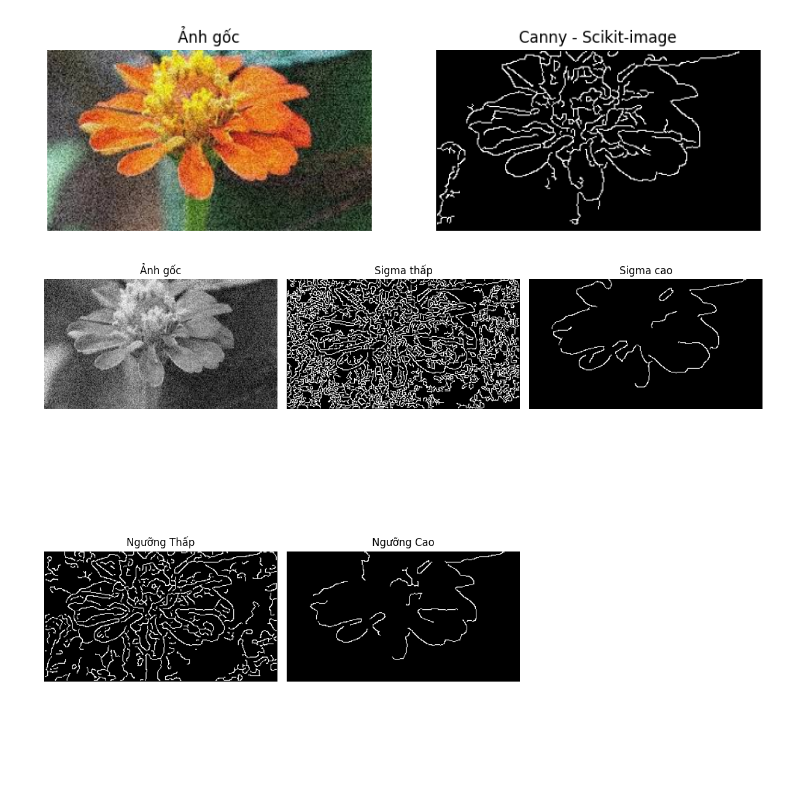
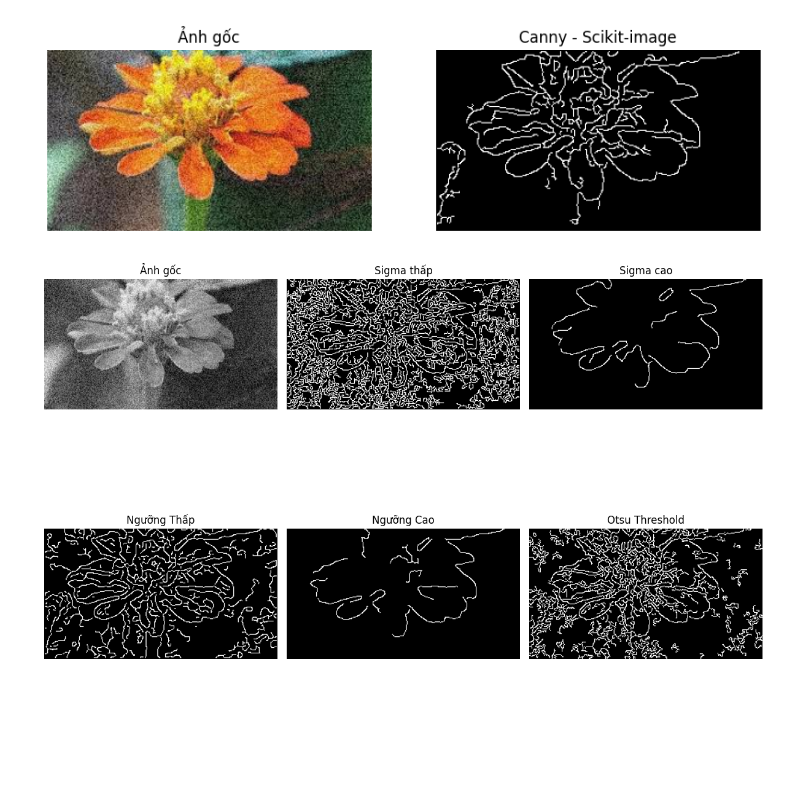
Before and after one commit to Dat184/ThiGiacMayTinh, a Jupyter notebook: Lab/Lab2/Part2/lab2_2_part2.ipynb, the cells around one changed output. Saved outputs shown, nothing was run; the diff lists cells and outputs as text; code cells hidden in the pictures; blank space fills up the shorter version.

```diff
--- a/Lab/Lab2/Part2/lab2_2_part2.ipynb
+++ b/Lab/Lab2/Part2/lab2_2_part2.ipynb
@@ -47,39 +47,50 @@ plt.show()
 # %% [output]
 [figure]
 # %%
+img1 = io.imread("../../image/noise-img.jpg")
 
-edges_sigma_low = feature.canny(gray, sigma=1.0, low_threshold=0.1, high_threshold=0.3)
-edges_sigma_high = feature.canny(gray, sigma=3.0, low_threshold=0.1, high_threshold=0.3)
-edges_thresh_low = feature.canny(gray, sigma=2.0, low_threshold=0.05, high_threshold=0.1)
-edges_thresh_high = feature.canny(gray, sigma=2.0, low_threshold=0.2, high_threshold=0.5)
-# --- HIỂN THỊ KẾT QUẢ ---
+gray1 = color.rgb2gray(img1)
+img2 = cv2.imread("../../image/noise-img.jpg")
+gray2 = cv2.cvtColor(img2, cv2.COLOR_BGR2GRAY)
+high,_ = cv2.threshold(
+    gray2.astype('uint8'),0,255,cv2.THRESH_BINARY + cv2.THRESH_OTSU
+)
+
+
+low = 0.4 * high
+burred = cv2.GaussianBlur(gray2.astype('uint8'), (5,5), 0)
+edges_otsu = cv2.Canny(burred, int(low), int(high))
+edges_sigma_low = feature.canny(gray1, sigma=1.0, low_threshold=0.1, high_threshold=0.3)
+edges_sigma_high = feature.canny(gray1, sigma=3.0, low_threshold=0.1, high_threshold=0.3)
+edges_thresh_low = feature.canny(gray1, sigma=2.0, low_threshold=0.05, high_threshold=0.1)
+edges_thresh_high = feature.canny(gray1, sigma=2.0, low_threshold=0.2, high_threshold=0.5)
 fig, axes = plt.subplots(2,3, figsize=(12, 10))
 
-axes[0,0].imshow(gray, cmap='gray')
+axes[0,0].imshow(gray1, cmap='gray')
 axes[0,0].set_title('Ảnh gốc')
 axes[0,0].axis('off')
 
-# Hàng 1: So sánh Sigma
 axes[0, 1].imshow(edges_sigma_low, cmap='gray')
 axes[0, 1].set_title('Sigma thấp')
 axes[0, 1].axis('off')
 
 axes[0, 2].imshow(edges_sigma_high, cmap='gray')
 axes[0, 2].set_title("Sigma cao")
 axes[0, 2].axis('off')
 
-# Hàng 2: So sánh Threshold
 axes[1, 0].imshow(edges_thresh_low, cmap='gray')
 axes[1, 0].set_title('Ngưỡng Thấp')
 axes[1, 0].axis('off')
 
 axes[1, 1].imshow(edges_thresh_high, cmap='gray')
 axes[1, 1].set_title('Ngưỡng Cao')
 axes[1, 1].axis('off')
 
+axes[1, 2].imshow(edges_otsu, cmap='gray')
+axes[1, 2].set_title('Otsu Threshold')
 axes[1, 2].axis('off')
 
 plt.tight_layout()
 plt.show()
 # %% [output]
-[figure, old version]
+[figure, new version]
```
